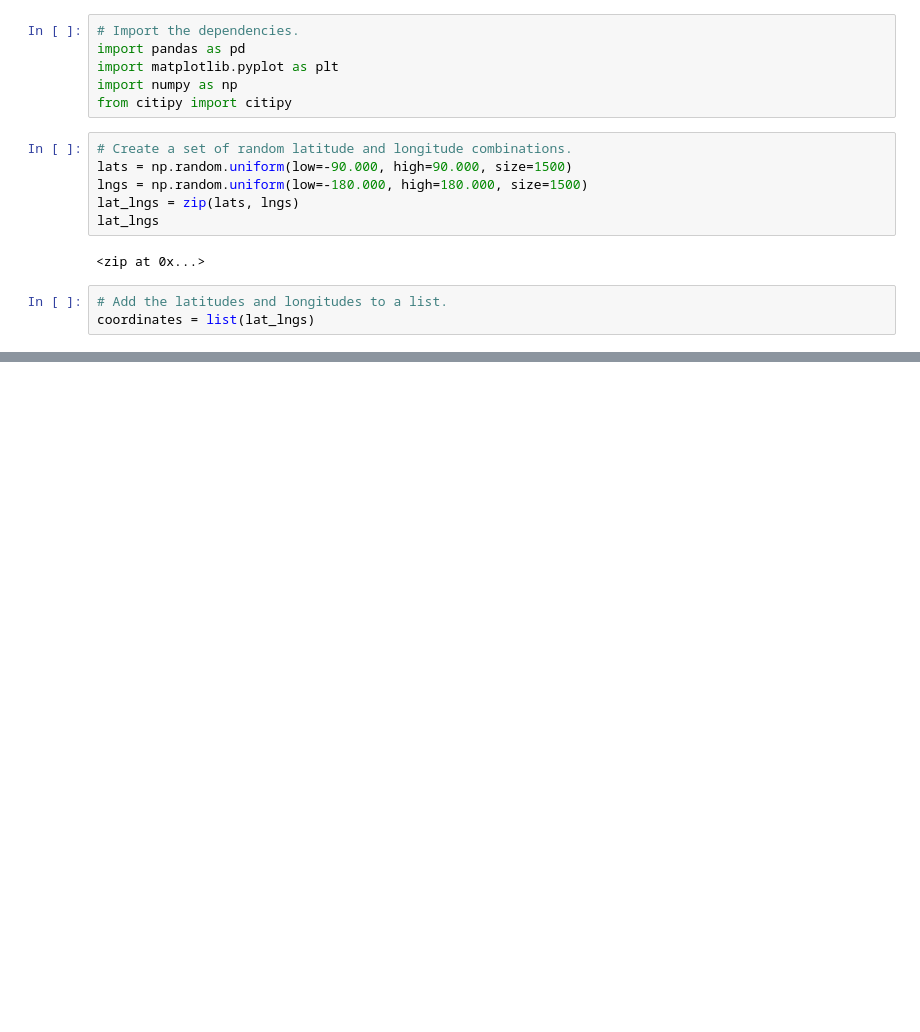
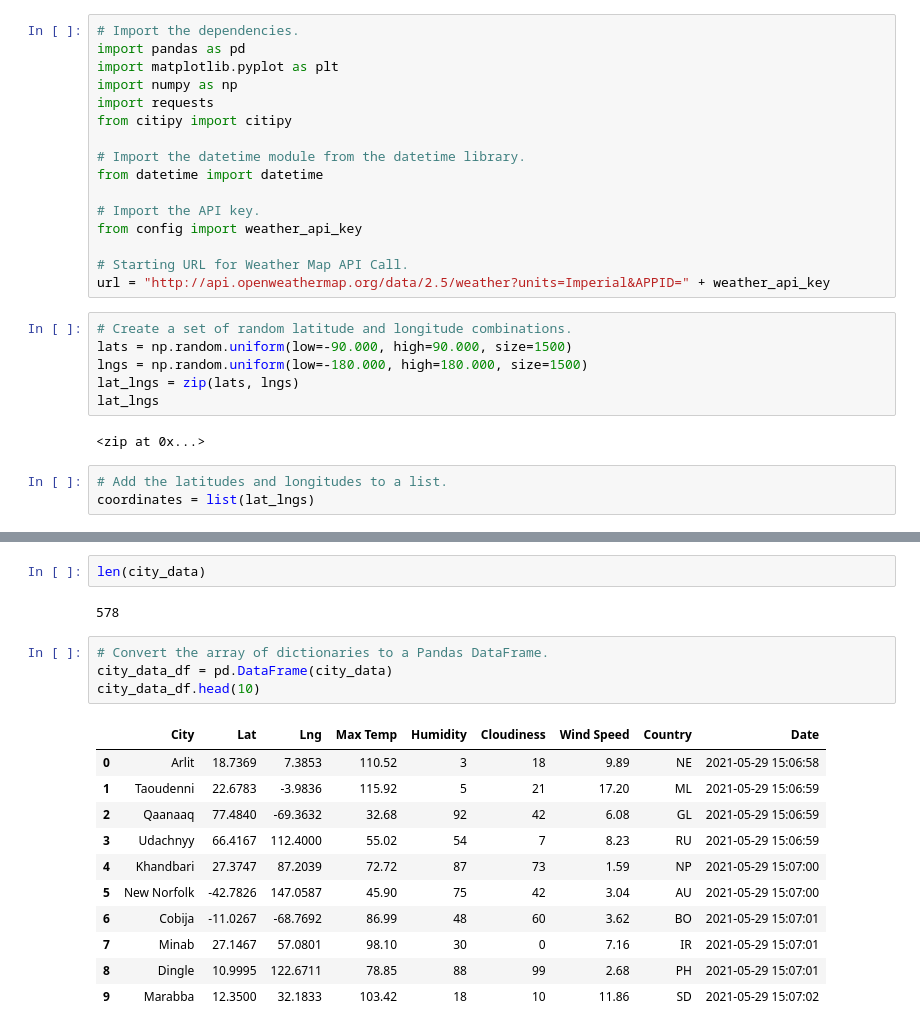
Before and after one commit to Jamesrx33/World-Weather-Analysis, a Jupyter notebook: WeatherPy.ipynb, the cells around one changed output, grey strips where cells are left out. Cells and saved outputs as stored; diff of their text form; blank space fills up the shorter version.

```diff
--- a/WeatherPy.ipynb
+++ b/WeatherPy.ipynb
@@ -3,7 +3,17 @@
 import pandas as pd
 import matplotlib.pyplot as plt
 import numpy as np
+import requests
 from citipy import citipy
+
+# Import the datetime module from the datetime library.
+from datetime import datetime
+
+# Import the API key.
+from config import weather_api_key
+
+# Starting URL for Weather Map API Call.
+url = "http://api.openweathermap.org/data/2.5/weather?units=Imperial&APPID=" + weather_api_key
 # %%
 # Create a set of random latitude and longitude combinations.
 lats = np.random.uniform(low=-90.000, high=90.000, size=1500)
@@ -31,0 +120,20 @@ len(cities)
+# %%
+len(city_data)
+# %% [output]
+578
+# %%
+# Convert the array of dictionaries to a Pandas DataFrame.
+city_data_df = pd.DataFrame(city_data)
+city_data_df.head(10)
+# %% [output]
+|  | City | Lat | Lng | Max Temp | Humidity | Cloudiness | Wind Speed | Country | Date |
+| 0 | Arlit | 18.7369 | 7.3853 | 110.52 | 3 | 18 | 9.89 | NE | 2021-05-29 15:06:58 |
+| 1 | Taoudenni | 22.6783 | -3.9836 | 115.92 | 5 | 21 | 17.20 | ML | 2021-05-29 15:06:59 |
+| 2 | Qaanaaq | 77.4840 | -69.3632 | 32.68 | 92 | 42 | 6.08 | GL | 2021-05-29 15:06:59 |
+| 3 | Udachnyy | 66.4167 | 112.4000 | 55.02 | 54 | 7 | 8.23 | RU | 2021-05-29 15:06:59 |
+| 4 | Khandbari | 27.3747 | 87.2039 | 72.72 | 87 | 73 | 1.59 | NP | 2021-05-29 15:07:00 |
+| 5 | New Norfolk | -42.7826 | 147.0587 | 45.90 | 75 | 42 | 3.04 | AU | 2021-05-29 15:07:00 |
+| 6 | Cobija | -11.0267 | -68.7692 | 86.99 | 48 | 60 | 3.62 | BO | 2021-05-29 15:07:01 |
+| 7 | Minab | 27.1467 | 57.0801 | 98.10 | 30 | 0 | 7.16 | IR | 2021-05-29 15:07:01 |
+| 8 | Dingle | 10.9995 | 122.6711 | 78.85 | 88 | 99 | 2.68 | PH | 2021-05-29 15:07:01 |
+| 9 | Marabba | 12.3500 | 32.1833 | 103.42 | 18 | 10 | 11.86 | SD | 2021-05-29 15:07:02 |
```
Also changed, not shown: parts of 4 cells of this notebook, 3 other files.
